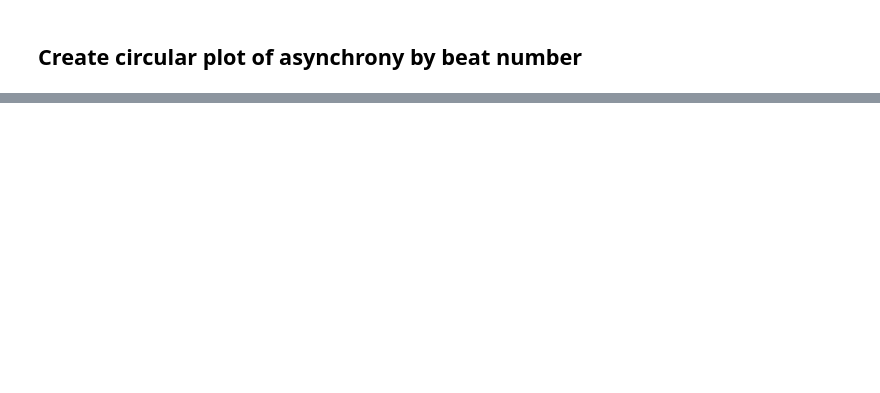
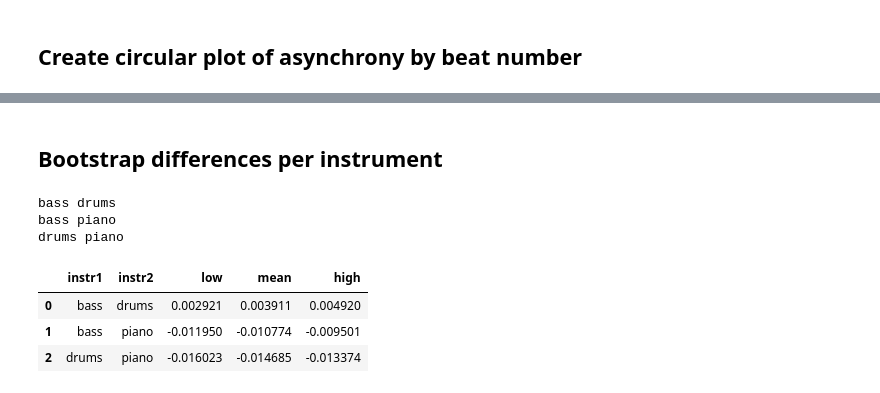
Before and after one commit to HuwCheston/Jazz-Trio-Database, a Jupyter notebook: notebooks/0.1-cheston-onset-asynchrony.ipynb, the cells around one changed output, grey strips where cells are left out. Saved outputs shown, nothing was run; the diff lists cells and outputs as text; code cells hidden in the pictures; blank space fills up the shorter version.

```diff
--- a/notebooks/0.1-cheston-onset-asynchrony.ipynb
+++ b/notebooks/0.1-cheston-onset-asynchrony.ipynb
@@ -176,0 +373,23 @@ df[(df['asynchrony'] < (df['']))]
+# %% [markdown]
+## Bootstrap differences per instrument
+# %%
+from itertools import combinations
+grouped = df.groupby(['bandleader', 'instr', 'beat']).mean().reset_index(drop=False)
+
+bootstraps = []
+for i1, i2 in combinations(grouped['instr'].unique(), 2):
+    print(i1, i2)
+    val1 = grouped[grouped['instr'] == i1]['asynchrony_adjusted_offset']
+    val2 = grouped[grouped['instr'] == i2]['asynchrony_adjusted_offset']
+    true_mean = val1.mean() - val2.mean()
+    boots = [val1.sample(frac=1, random_state=s, replace=True).mean() - val2.sample(frac=1, random_state=s, replace=True).mean() for s in range(vutils.N_BOOT)]
+    bootstraps.append(dict(instr1=i1, instr2=i2, low=np.percentile(boots, 2.5), mean=true_mean, high=np.percentile(boots, 97.5)))
+pd.DataFrame(bootstraps)
+# %% [output]
+bass drums
+bass piano
+drums piano
+|  | instr1 | instr2 | low | mean | high |
+| 0 | bass | drums | 0.002921 | 0.003911 | 0.004920 |
+| 1 | bass | piano | -0.011950 | -0.010774 | -0.009501 |
+| 2 | drums | piano | -0.016023 | -0.014685 | -0.013374 |
```
Also changed, not shown: parts of 17 cells of this notebook.
